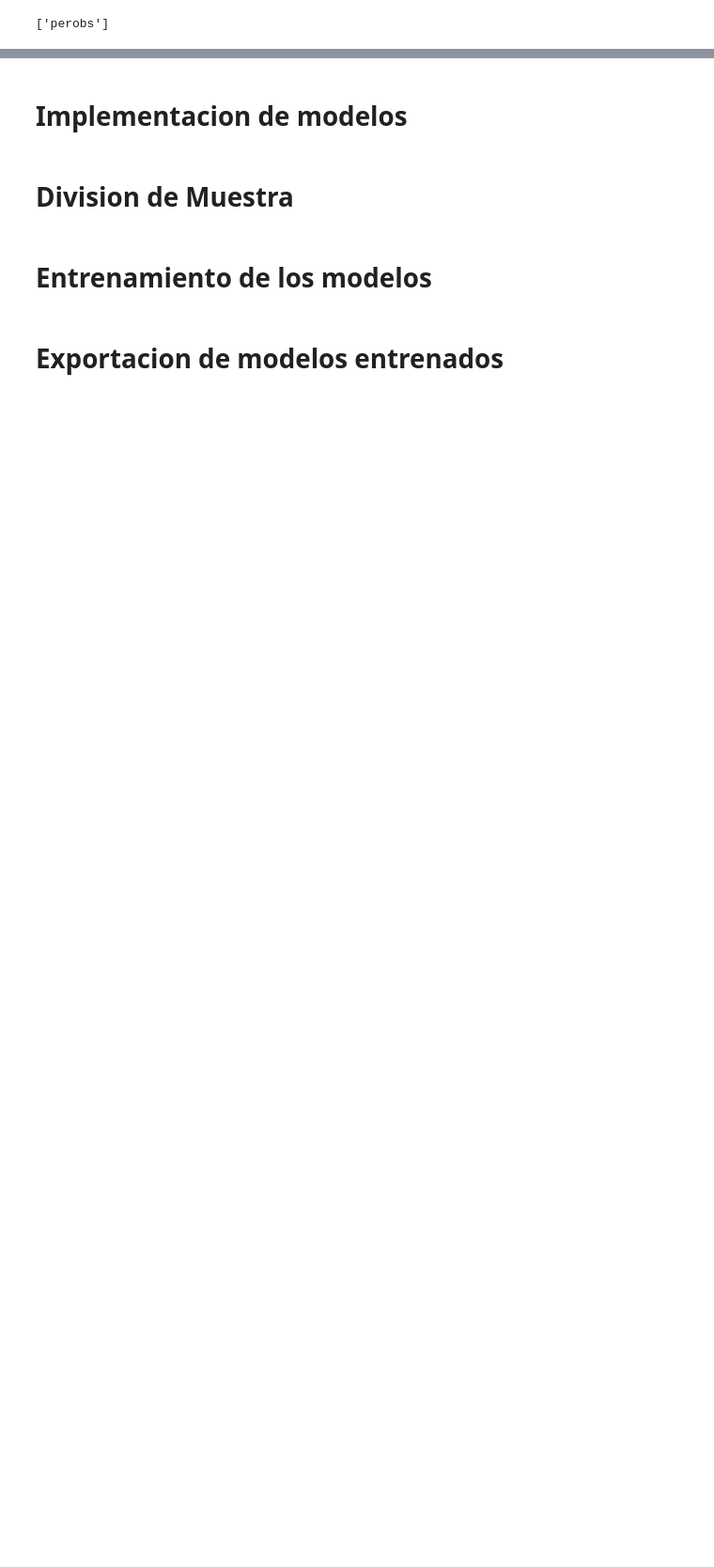
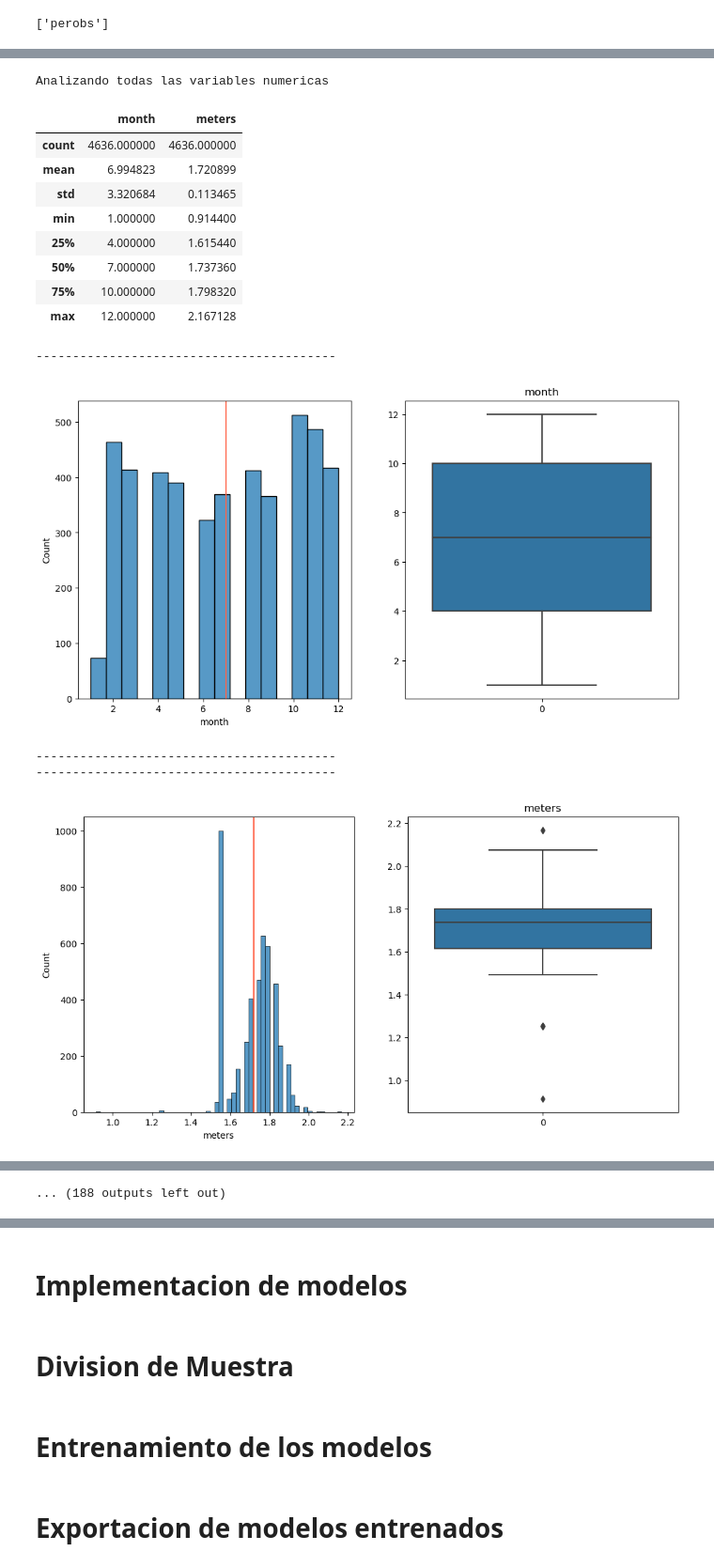
Before and after one commit to JavierRojas14/personal, a Jupyter notebook: G56/machine-learning/prueba/prueba_2/hito_2/javierrojas-prueba-2-hito-2.ipynb, the cells around one changed output, grey strips where cells are left out. Shown at 94% size. Cells and saved outputs as stored; diff of their text form; code cells hidden in the pictures; blank space fills up the shorter version.

Commit message:
Describe brevemente las vars independientes

```diff
--- a/G56/machine-learning/prueba/prueba_2/hito_2/javierrojas-prueba-2-hito-2.ipynb
+++ b/G56/machine-learning/prueba/prueba_2/hito_2/javierrojas-prueba-2-hito-2.ipynb
@@ -16,7 +16,7 @@ import funciones_auxiliares_hito_2 as aux2
 
 warnings.filterwarnings("ignore")
 sns.set_style()
-plt.rcParams["figure.figsize"] = (20, 10)
+plt.rcParams["figure.figsize"] = (12, 6)
 
 importlib.reload(aux1)
 importlib.reload(aux2)
@@ -33,0 +51,19 @@ df_final = aux2.preprocesar_vectores_objetivos(df)
+# %%
+vars_independientes_totales = df_final.drop(columns=['arstmade', 'violent'])
+aux1.analizar_distribucion_y_faltantes_variables(vars_independientes_totales)
+# %% [output]
+Analizando todas las variables numericas
+|  | month | meters |
+| count | 4636.000000 | 4636.000000 |
+| mean | 6.994823 | 1.720899 |
+| std | 3.320684 | 0.113465 |
+| min | 1.000000 | 0.914400 |
+| 25% | 4.000000 | 1.615440 |
+| 50% | 7.000000 | 1.737360 |
+| 75% | 10.000000 | 1.798320 |
+| max | 12.000000 | 2.167128 |
+-----------------------------------------
+[figure, added]
+-----------------------------------------
+-----------------------------------------
+[figure, added]
@@ -33,0 +84 @@ df_final = aux2.preprocesar_vectores_objetivos(df)
+... (188 outputs left out)
```
Also changed, not shown: parts of 7 cells of this notebook.
